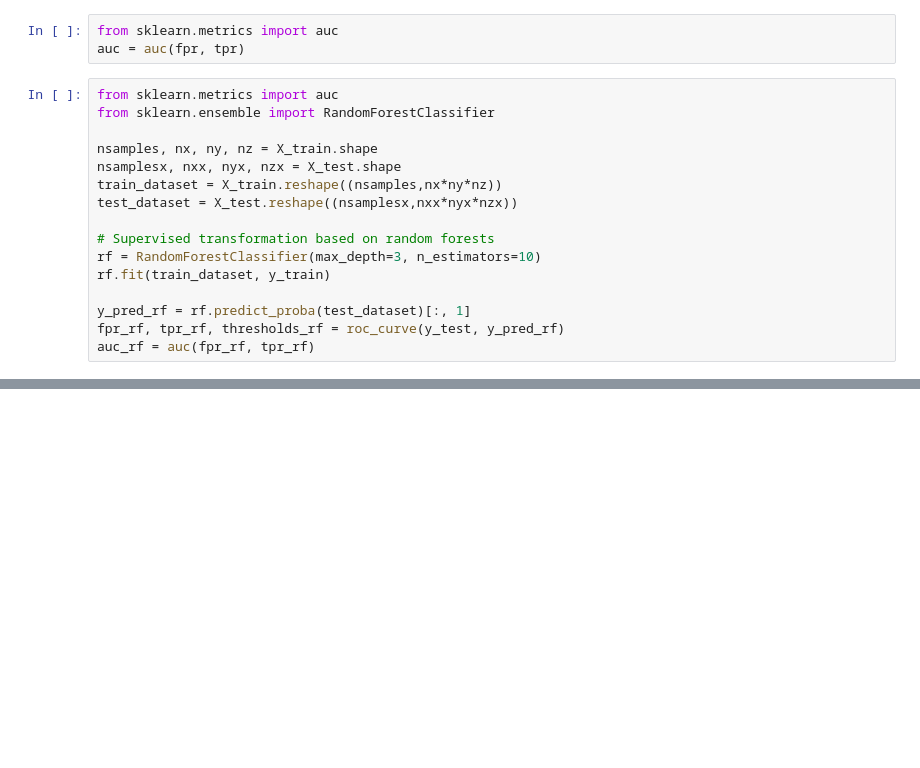
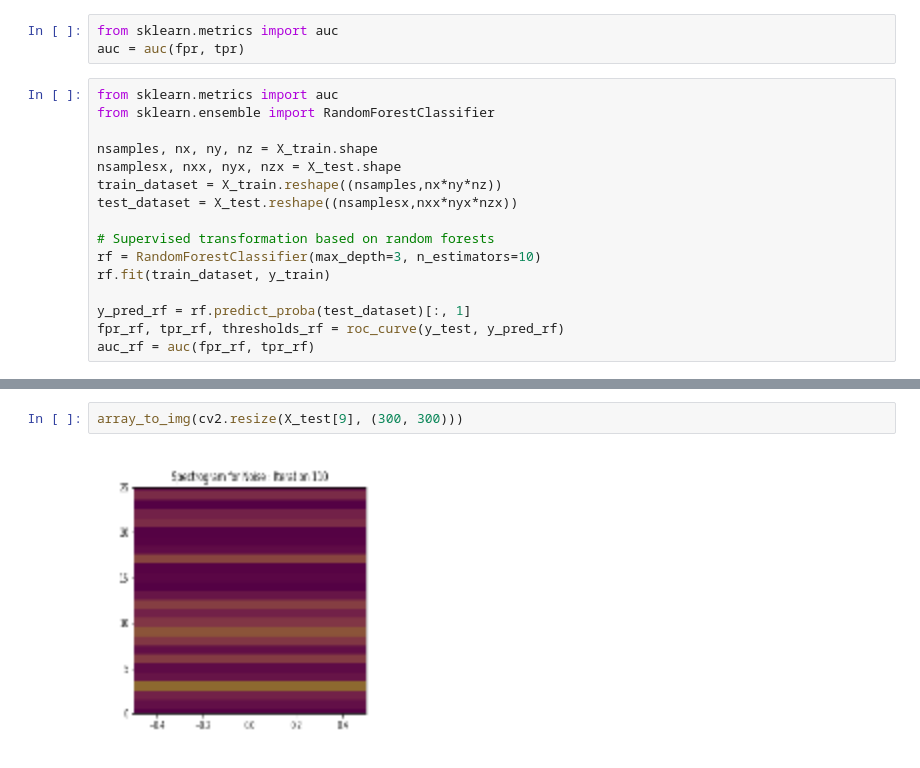
Before and after one commit to SGRGit/gwOsc, a Jupyter notebook: SineGaussianModelBuild.ipynb, the cells around one changed output, grey strips where cells are left out. Drawn from its saved outputs; the diff is of its cells as text; blank space fills up the shorter version.

```diff
--- a/SineGaussianModelBuild.ipynb
+++ b/SineGaussianModelBuild.ipynb
@@ -238,0 +267,4 @@ auc
+# %%
+array_to_img(cv2.resize(X_test[9], (300, 300)))
+# %% [output]
+[figure, added]
```
Also changed, not shown: parts of 14 cells of this notebook.
